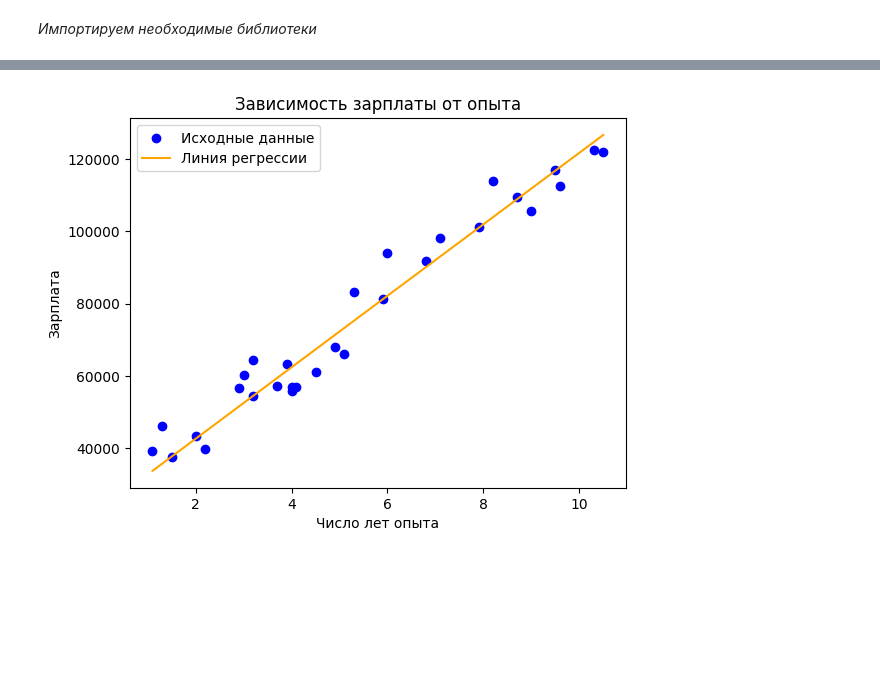
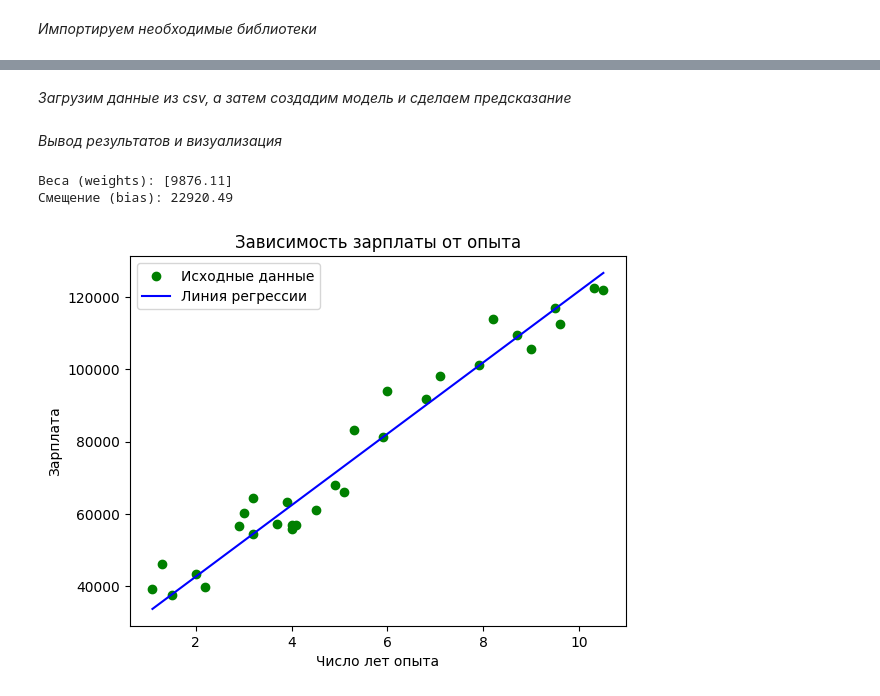
Before and after one commit to EliSerov/2SEM_MEPHI, a Jupyter notebook: Machine learning/Task1/SerovIA_HW1.ipynb, the cells around one changed output, grey strips where cells are left out. Saved outputs shown, nothing was run; the diff lists cells and outputs as text; code cells hidden in the pictures; blank space fills up the shorter version.

```diff
--- a/Machine learning/Task1/SerovIA_HW1.ipynb
+++ b/Machine learning/Task1/SerovIA_HW1.ipynb
@@ -51,21 +11,32 @@ class LinearRegression:
-# %%
-df = pd.read_csv("salary_data.csv")
-
-X = df.iloc[:,:-1].values
-Y = df.iloc[:,1].values
-
-model = LinearRegression(iterations = 1000, learning_rate = 0.01)
-model.fit(X, Y)
-
-Y_pred = model.predict(X)
-
-plt.scatter(X, Y, color = 'blue', label='Исходные данные')
-plt.plot(X, Y_pred, color = 'orange', label='Линия регрессии')
-plt.title('Зависимость зарплаты от опыта')
-plt.xlabel('Число лет опыта')
-plt.ylabel('Зарплата')
-plt.legend()
-
-plt.show()
-# %% [output]
-[figure, removed]
+# %%
+class LinearRegression:
+    def __init__(self, learning_rate, iterations):
+        self.learning_rate = learning_rate
+        self.iterations = iterations
+        self.weights = None
+        self.bias = 0
+
+    def fit(self, X, y):
+        n_samples, n_features = X.shape
+        self.weights = np.zeros(n_features)
+        self.bias = 0
+        self.train(X, y, n_samples)
+
+    def train(self, X, y, n_samples):
+        for _ in range(self.iterations):
+            self._update_weights(X, y, n_samples)
+
+    def _update_weights(self, X, y, n_samples):
+        y_pred = np.dot(X, self.weights) + self.bias
+        error = y_pred - y
+
+        grad_weights = (1 / n_samples) * np.dot(X.T, error)
+        grad_bias = (1 / n_samples) * np.sum(error)
+
+        self.weights -= self.learning_rate * grad_weights
+        self.bias -= self.learning_rate * grad_bias
+
+    def predict(self, X):
+        return np.dot(X, self.weights) + self.bias
+# %% [markdown]
+*Загрузим данные из csv, а затем создадим модель и сделаем предсказание*
@@ -71,0 +51,17 @@ plt.show()
+# %% [markdown]
+*Вывод результатов и визуализация*
+# %%
+print("Весa (weights):", np.round(model.weights, 2))
+print("Смещение (bias):", round(model.bias, 2))
+
+plt.scatter(X, Y, color='green', label='Исходные данные')
+plt.plot(X, Y_pred, color='blue', label='Линия регрессии')
+plt.title('Зависимость зарплаты от опыта')
+plt.xlabel('Число лет опыта')
+plt.ylabel('Зарплата')
+plt.legend()
+plt.show()
+# %% [output]
+Весa (weights): [9876.11]
+Смещение (bias): 22920.49
+[figure, added]
```
Also changed, not shown: parts of 3 cells of this notebook.
